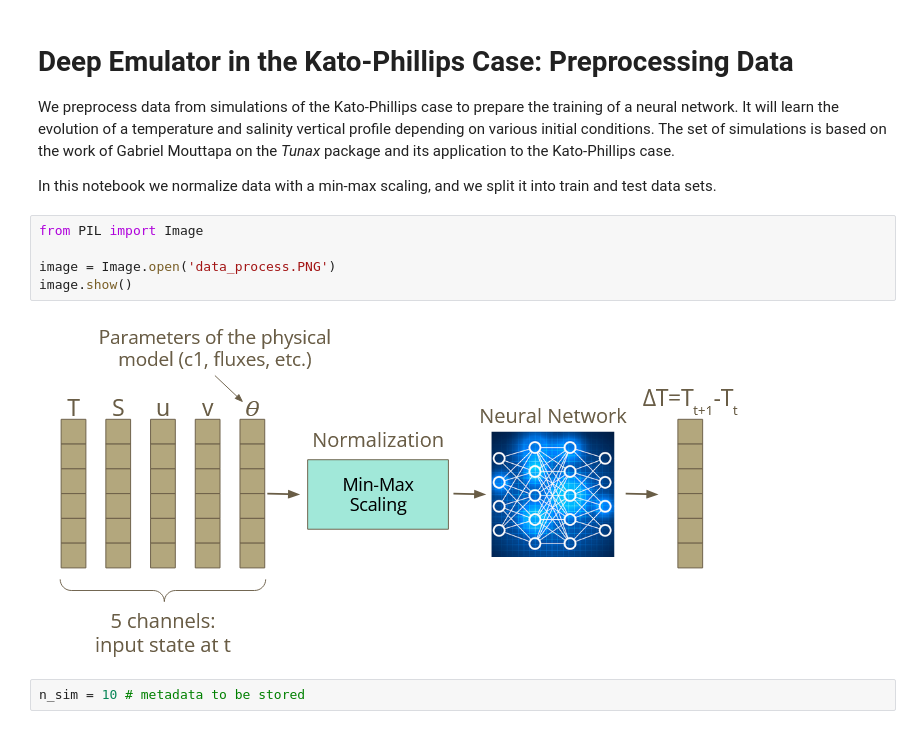
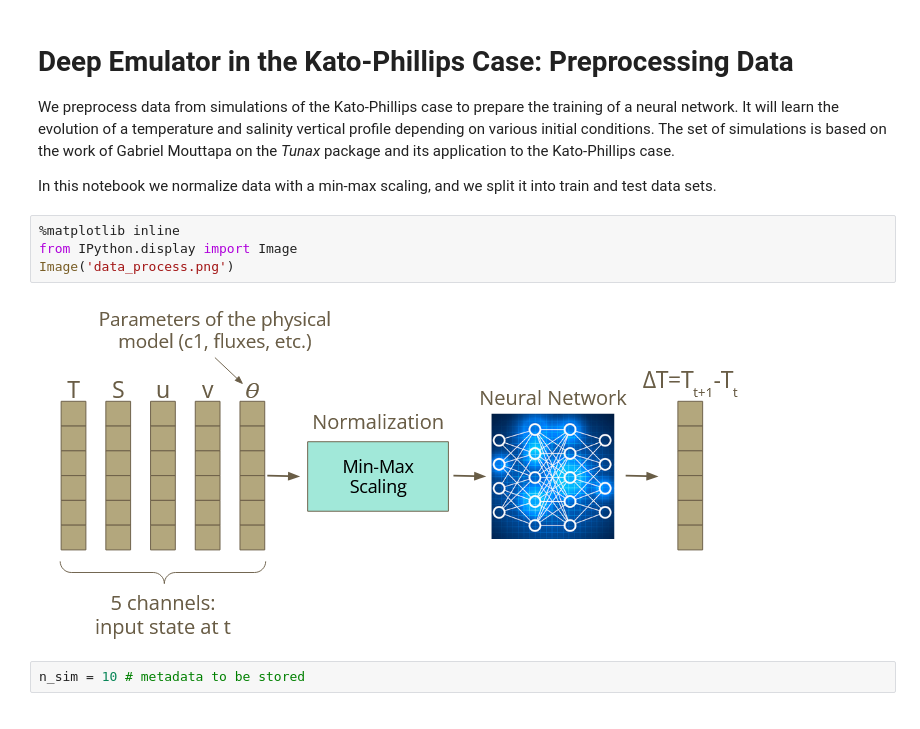
Before and after one commit to anne-df/ige-to-share, a Jupyter notebook: preprocessing_data_mlp.ipynb, the cells around one changed output. Saved outputs shown, nothing was run; the diff lists cells and outputs as text.

```diff
--- a/preprocessing_data_mlp.ipynb
+++ b/preprocessing_data_mlp.ipynb
@@ -5,13 +5,12 @@ We preprocess data from simulations of the Kato-Phillips case to prepare the tra
 The set of simulations is based on the work of Gabriel Mouttapa on the _Tunax_ package and its application to the Kato-Phillips case.
 
 In this notebook we normalize data with a min-max scaling, and we split it into train and test data sets.
-# %%
-from PIL import Image
-
-image = Image.open('data_process.PNG')
-image.show()
-# %% [output]
-[figure, removed]
+# %%
+%matplotlib inline
+from IPython.display import Image
+Image('data_process.png')
+# %% [output]
+[figure, added]
 # %%
 n_sim = 10 # metadata to be stored
 # %% [markdown]
```
Also changed, not shown: parts of 4 cells of this notebook, 15 other files.
